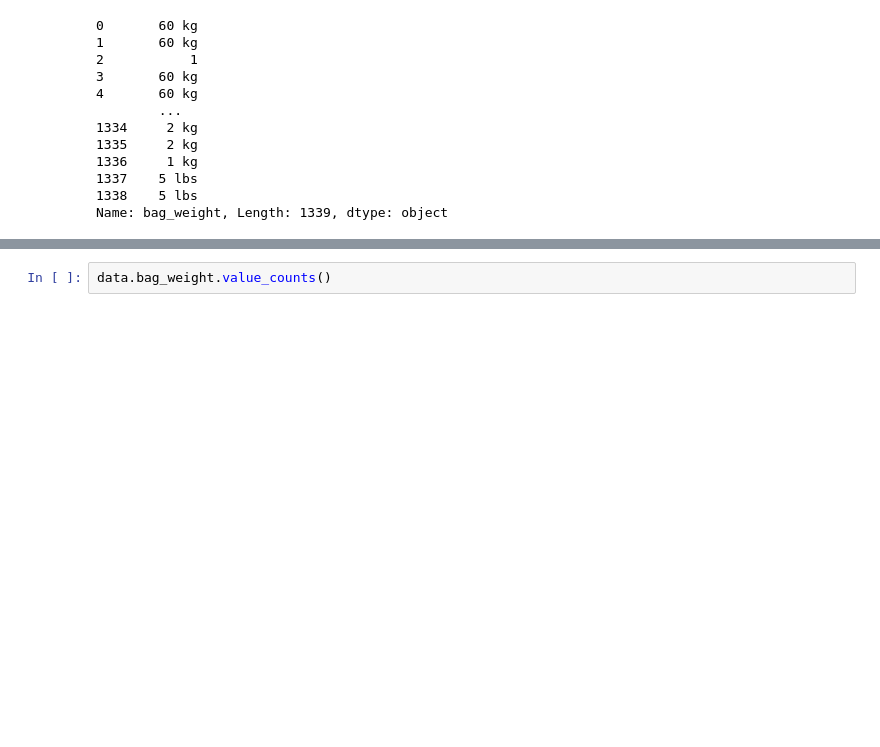
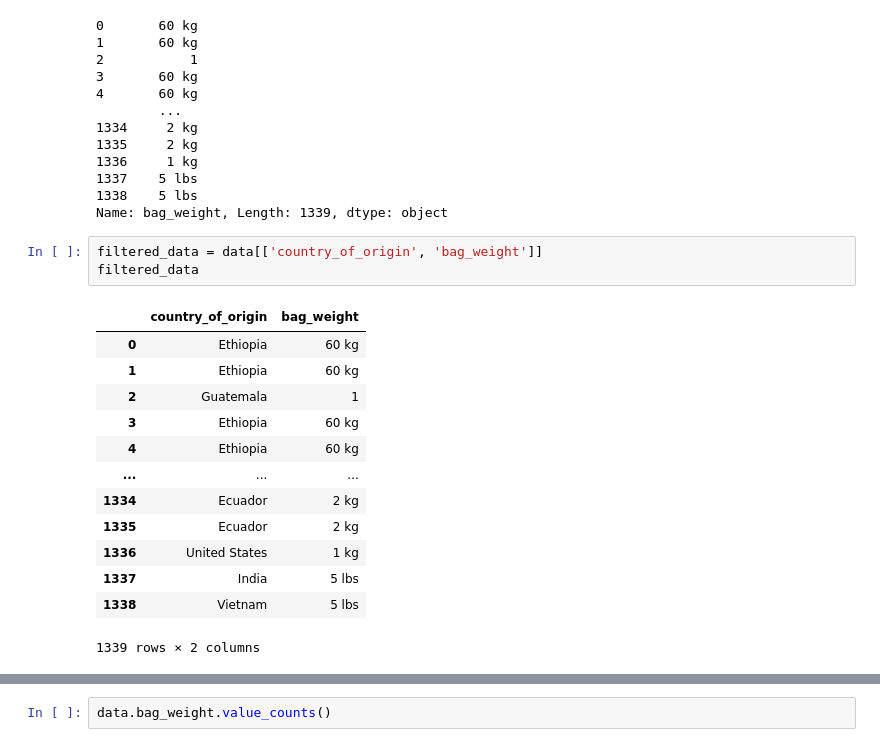
Before and after one commit to plamensve/Data_Science_Upskill_Softuni, a Jupyter notebook: 02_data_tidying_and_cleaning/Data Tidying and Cleaning Lab.ipynb, the cells around one changed output, grey strips where cells are left out. Saved outputs shown, nothing was run; the diff lists cells and outputs as text; blank space fills up the shorter version.

```diff
--- a/02_data_tidying_and_cleaning/Data Tidying and Cleaning Lab.ipynb
+++ b/02_data_tidying_and_cleaning/Data Tidying and Cleaning Lab.ipynb
@@ -128,3 +129,20 @@ data.bag_weight
 1337    5 lbs
 1338    5 lbs
 Name: bag_weight, Length: 1339, dtype: object
+# %%
+filtered_data = data[['country_of_origin', 'bag_weight']]
+filtered_data
+# %% [output]
+|  | country_of_origin | bag_weight |
+| 0 | Ethiopia | 60 kg |
+| 1 | Ethiopia | 60 kg |
+| 2 | Guatemala | 1 |
+| 3 | Ethiopia | 60 kg |
+| 4 | Ethiopia | 60 kg |
+| ... | ... | ... |
+| 1334 | Ecuador | 2 kg |
+| 1335 | Ecuador | 2 kg |
+| 1336 | United States | 1 kg |
+| 1337 | India | 5 lbs |
+| 1338 | Vietnam | 5 lbs |
+1339 rows × 2 columns
```
Also changed, not shown: parts of 9 cells of this notebook.
